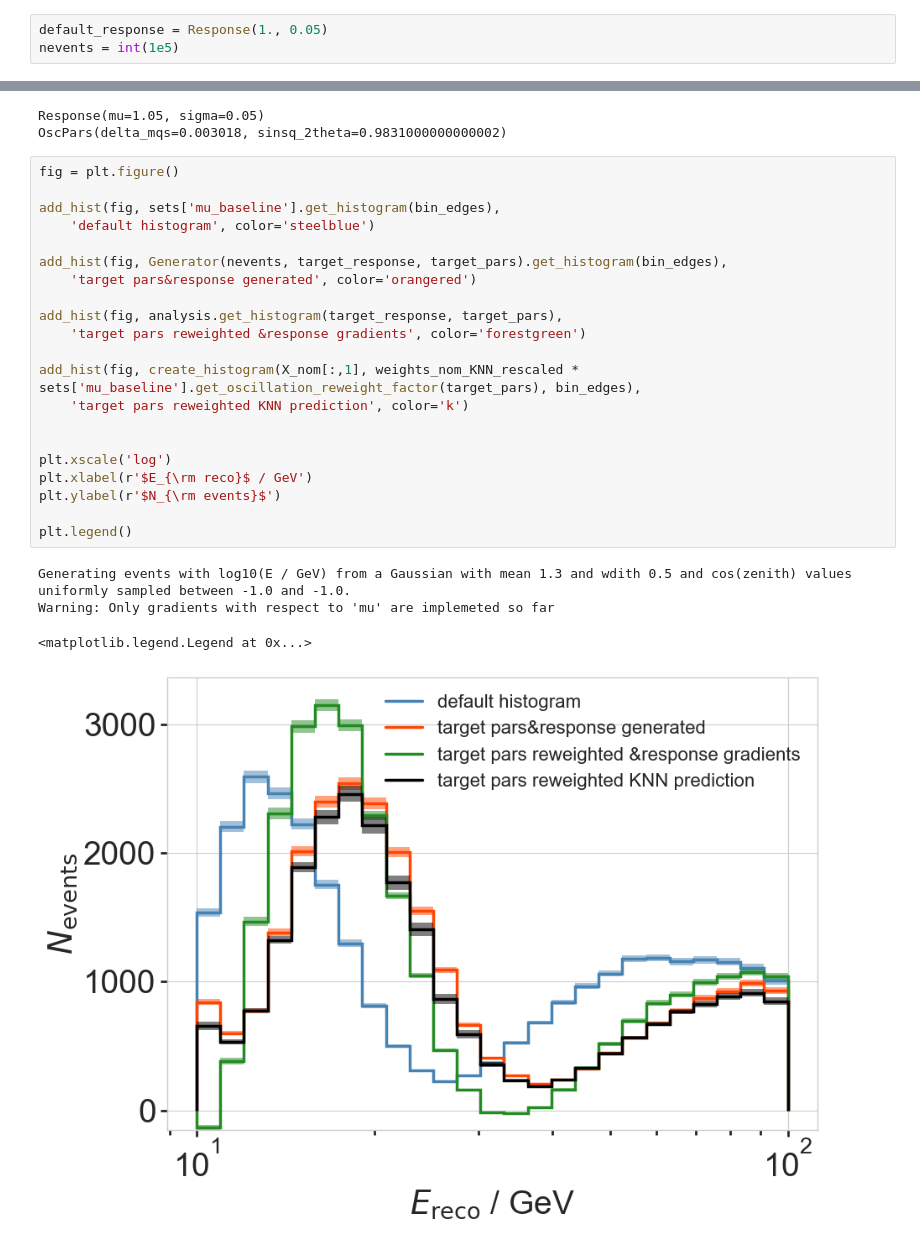
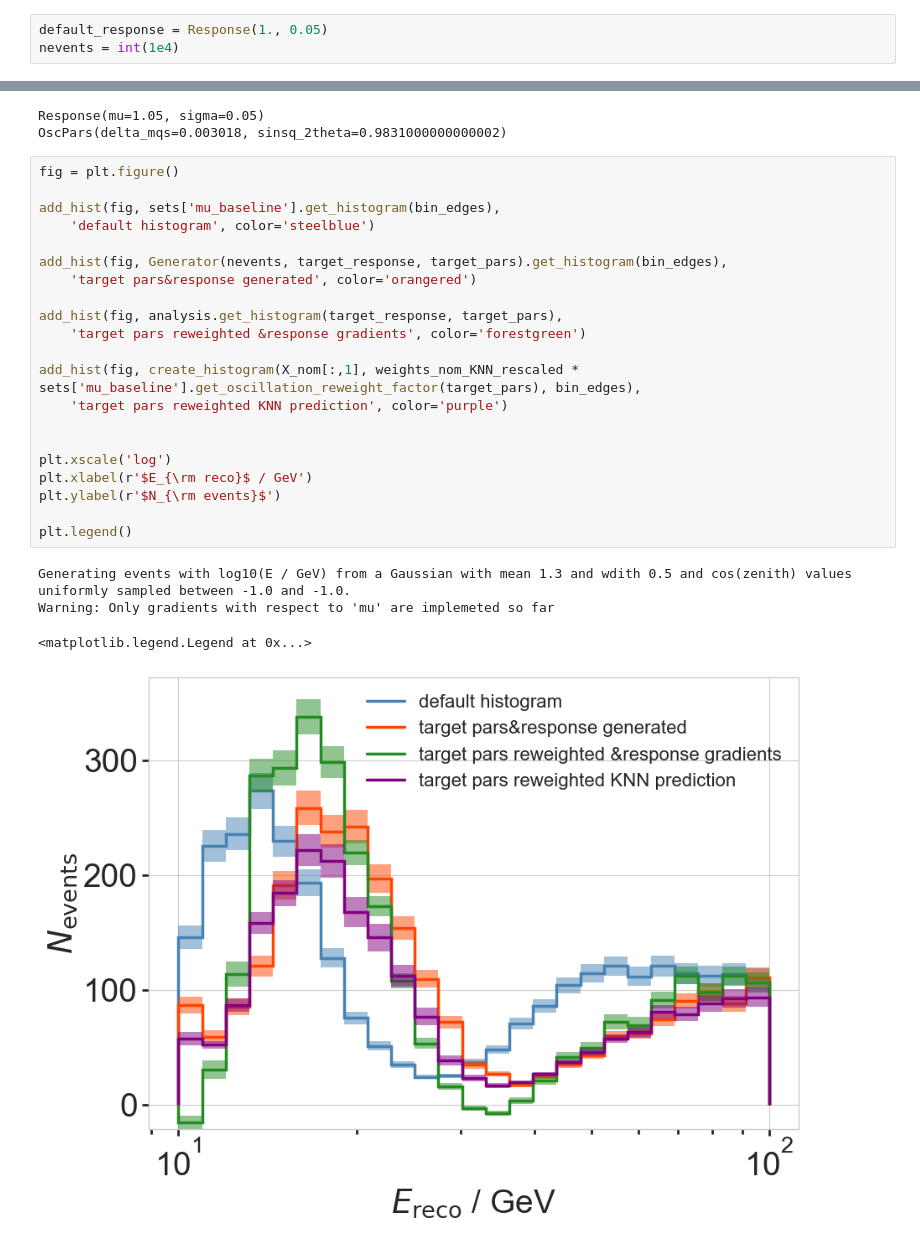
Before and after one commit to LeanderFischer/ultrasurfaces, a Jupyter notebook: toy_mc/toy_analysis.ipynb, the cells around one changed output, grey strips where cells are left out. Cells and saved outputs as stored; diff of their text form.

```diff
--- a/toy_mc/toy_analysis.ipynb
+++ b/toy_mc/toy_analysis.ipynb
@@ -80,7 +81,7 @@ plt.legend()
 ### Define systematic sets by their detector response, assuming the default oscillation parameters for now
 # %%
 default_response = Response(1., 0.05)
-nevents = int(1e5)
+nevents = int(1e4)
 # %%
 variations = {
     'mu': {
@@ -390,26 +382,26 @@ OscPars(delta_mqs=0.003018, sinsq_2theta=0.9831000000000002)
 # %%
 fig = plt.figure()
 
 add_hist(fig, sets['mu_baseline'].get_histogram(bin_edges),
     'default histogram', color='steelblue')
 
 add_hist(fig, Generator(nevents, target_response, target_pars).get_histogram(bin_edges),
     'target pars&response generated', color='orangered')
 
 add_hist(fig, analysis.get_histogram(target_response, target_pars),
     'target pars reweighted &response gradients', color='forestgreen')
 
 add_hist(fig, create_histogram(X_nom[:,1], weights_nom_KNN_rescaled * sets['mu_baseline'].get_oscillation_reweight_factor(target_pars), bin_edges),
-    'target pars reweighted KNN prediction', color='k')
+    'target pars reweighted KNN prediction', color='purple')
 
 
 plt.xscale('log')
 plt.xlabel(r'$E_{\rm reco}$ / GeV')
 plt.ylabel(r'$N_{\rm events}$')
 
 plt.legend()
 # %% [output]
 Generating events with log10(E / GeV) from a Gaussian with mean 1.3 and wdith 0.5 and cos(zenith) values uniformly sampled between -1.0 and -1.0.
 Warning: Only gradients with respect to 'mu' are implemeted so far
 <matplotlib.legend.Legend at 0x...>
-[figure, old version]
+[figure, new version]
```
Also changed, not shown: parts of 16 cells of this notebook.
